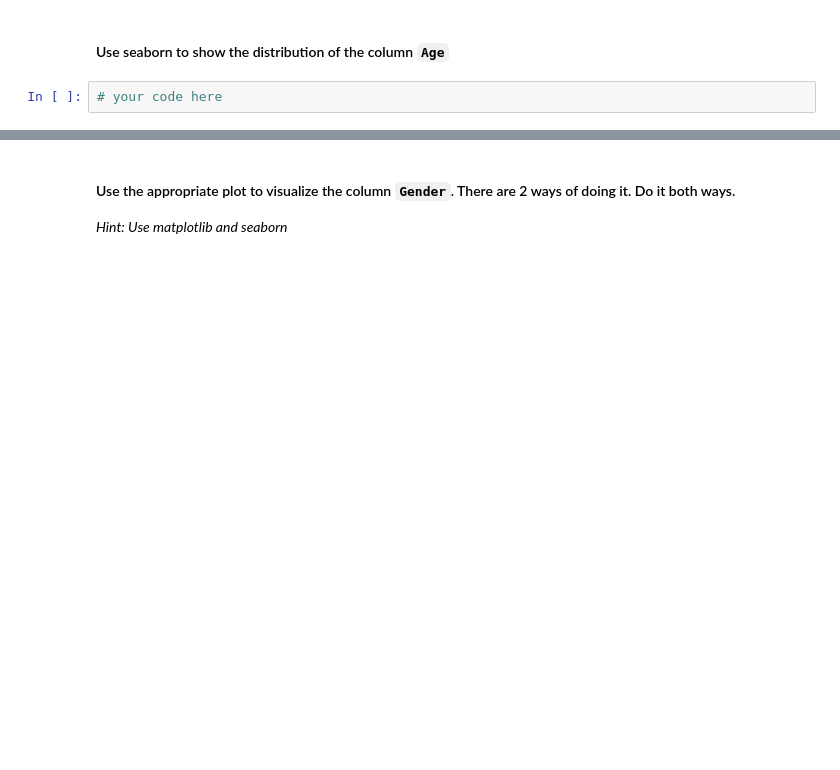
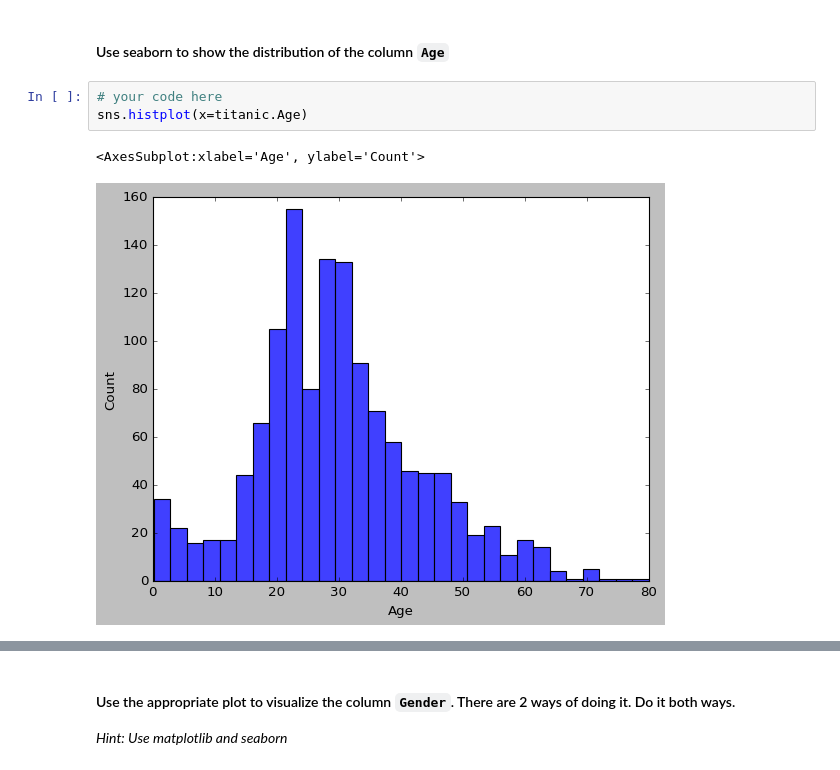
Before and after one commit to santhart97/lab-visualization-extra, a Jupyter notebook: challenge-2.ipynb, the cells around one changed output, grey strips where cells are left out. Saved outputs shown, nothing was run; the diff lists cells and outputs as text; blank space fills up the shorter version.

```diff
--- a/challenge-2.ipynb
+++ b/challenge-2.ipynb
@@ -48,3 +123,7 @@ titanic.head()
 #### Use seaborn to show the distribution of the column `Age`
 # %%
 # your code here
+sns.histplot(x=titanic.Age)
+# %% [output]
+<AxesSubplot:xlabel='Age', ylabel='Count'>
+[figure, added]
```
Also changed, not shown: parts of 18 cells of this notebook, 1 other file.
